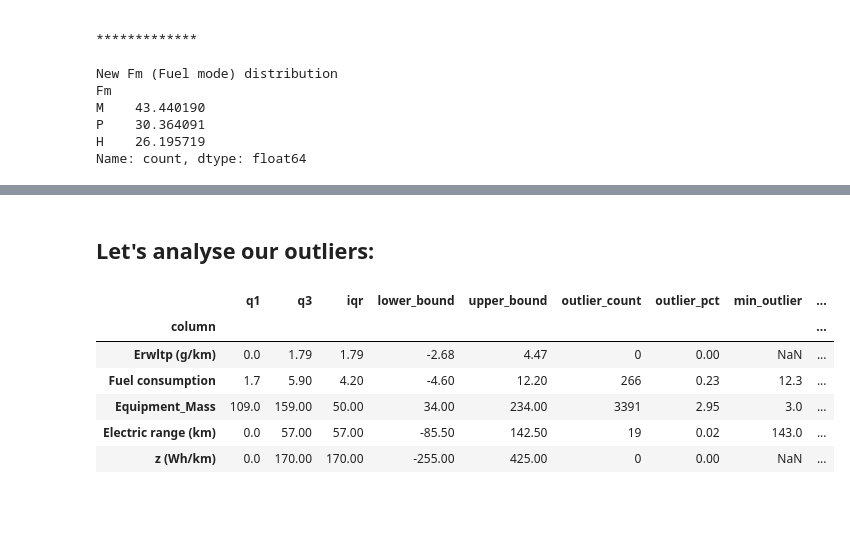
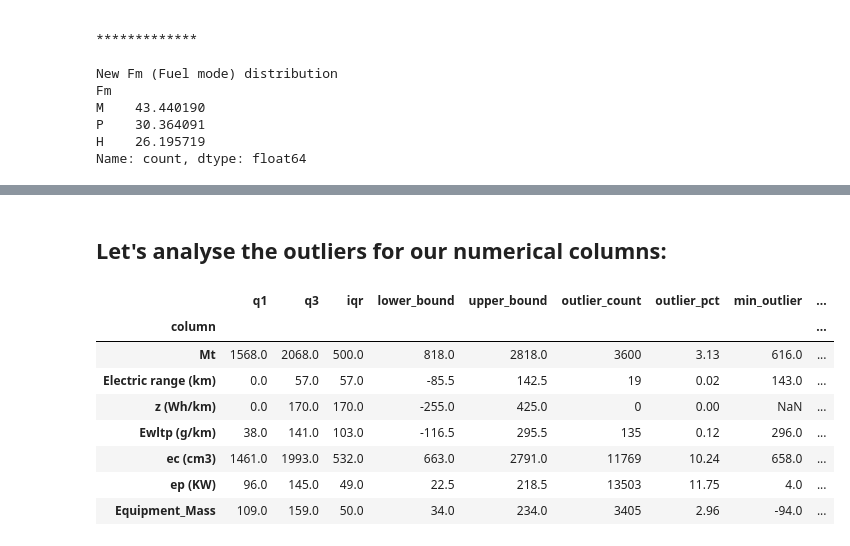
Before and after one commit to serhatgemici/project_data_exploration, a Jupyter notebook: Notebooks/Untitled.ipynb, the cells around one changed output, grey strips where cells are left out. Saved outputs shown, nothing was run; the diff lists cells and outputs as text; code cells hidden in the pictures; blank space fills up the shorter version.

```diff
--- a/Notebooks/Untitled.ipynb
+++ b/Notebooks/Untitled.ipynb
@@ -20,0 +51,7 @@ display(df_2024.head())
+# %%
+# Clean column headers (removes accidental spaces)
+df_2024.columns = df_2024.columns.str.strip()
+
+# Check dataset dimensions and view first few rows
+print(f"Dataset shape: {df_2024.shape[0]} rows, {df_2024.shape[1]} columns")
+df_2024.head()
@@ -197,0 +396,23 @@ summary()
+# %%
+import seaborn as sns
+import matplotlib.pyplot as plt
+
+df_2024["Ft_petrol"] = ( # to be dropped later
+    df_2024["Ft"] == "petrol"
+).astype(int)
+
+plt.figure(figsize=(8, 4))
+# Filter out 0-consumption rows (like pure EVs) for cleaner visualization
+combustion_df = df_2024[df_2024['Fuel consumption'] > 0]
+
+sns.scatterplot(
+    data=combustion_df.sample(5000, random_state=42),
+    x='Fuel consumption',
+    y='Ewltp (g/km)',
+    hue='Ft_petrol',
+    alpha=0.4
+)
+plt.title('Near-Deterministic Relationship: Fuel Consumption vs CO2', fontsize=14, fontweight='bold')
+plt.xlabel('Fuel Consumption (l/100km)')
+plt.ylabel('Ewltp (g/km)')
+plt.show()
@@ -198,18 +453,20 @@ summary()
 # %% [markdown]
-## Let's analyse our outliers:
+## Let's analyse the outliers for our numerical columns:
 # %%
 def outlier_summary():
-    my_numeric_cols = [
-        "Erwltp (g/km)",
-        "Fuel consumption",
-        "Equipment_Mass",
+    num_cols = [
+        "Mt",
         "Electric range (km)",
-        "z (Wh/km)"
+        "z (Wh/km)",
+        "Ewltp (g/km)",
+        "ec (cm3)",
+        "ep (KW)",
+        "Equipment_Mass"
     ]
 
     outlier_rows = []
 
-    for col in my_numeric_cols:
+    for col in num_cols:
         series = df_2024[col]
         q1 = series.quantile(0.25)
         q3 = series.quantile(0.75)
@@ -217,35 +474,37 @@ def outlier_summary():
         lower_bound = q1 - 1.5 * iqr
         upper_bound = q3 + 1.5 * iqr
 
         outlier_mask = (series < lower_bound) | (series > upper_bound)
 
         outlier_rows.append({
             "column": col,
             "q1": q1,
             "q3": q3,
             "iqr": iqr,
             "lower_bound": lower_bound,
             "upper_bound": upper_bound,
             "outlier_count": outlier_mask.sum(),
             "outlier_pct": round(outlier_mask.mean() * 100, 2),
             "min_outlier": series[outlier_mask].min(),
             "max_outlier": series[outlier_mask].max()
         })
 
     outlier_summary = (
         pd.DataFrame(outlier_rows)
         .set_index("column")
         .round(2)
     )
 
     display(outlier_summary)
 
 outlier_summary()
 # %% [output]
 |  | q1 | q3 | iqr | lower_bound | upper_bound | outlier_count | outlier_pct | min_outlier | ... |
 | column |  |  |  |  |  |  |  |  | ... |
-| Erwltp (g/km) | 0.0 | 1.79 | 1.79 | -2.68 | 4.47 | 0 | 0.00 | NaN | ... |
-| Fuel consumption | 1.7 | 5.90 | 4.20 | -4.60 | 12.20 | 266 | 0.23 | 12.3 | ... |
-| Equipment_Mass | 109.0 | 159.00 | 50.00 | 34.00 | 234.00 | 3391 | 2.95 | 3.0 | ... |
-| Electric range (km) | 0.0 | 57.00 | 57.00 | -85.50 | 142.50 | 19 | 0.02 | 143.0 | ... |
-| z (Wh/km) | 0.0 | 170.00 | 170.00 | -255.00 | 425.00 | 0 | 0.00 | NaN | ... |
+| Mt | 1568.0 | 2068.0 | 500.0 | 818.0 | 2818.0 | 3600 | 3.13 | 616.0 | ... |
+| Electric range (km) | 0.0 | 57.0 | 57.0 | -85.5 | 142.5 | 19 | 0.02 | 143.0 | ... |
+| z (Wh/km) | 0.0 | 170.0 | 170.0 | -255.0 | 425.0 | 0 | 0.00 | NaN | ... |
+| Ewltp (g/km) | 38.0 | 141.0 | 103.0 | -116.5 | 295.5 | 135 | 0.12 | 296.0 | ... |
+| ec (cm3) | 1461.0 | 1993.0 | 532.0 | 663.0 | 2791.0 | 11769 | 10.24 | 658.0 | ... |
+| ep (KW) | 96.0 | 145.0 | 49.0 | 22.5 | 218.5 | 13503 | 11.75 | 4.0 | ... |
+| Equipment_Mass | 109.0 | 159.0 | 50.0 | 34.0 | 234.0 | 3405 | 2.96 | -94.0 | ... |
```
Also changed, not shown: parts of 86 cells of this notebook.
